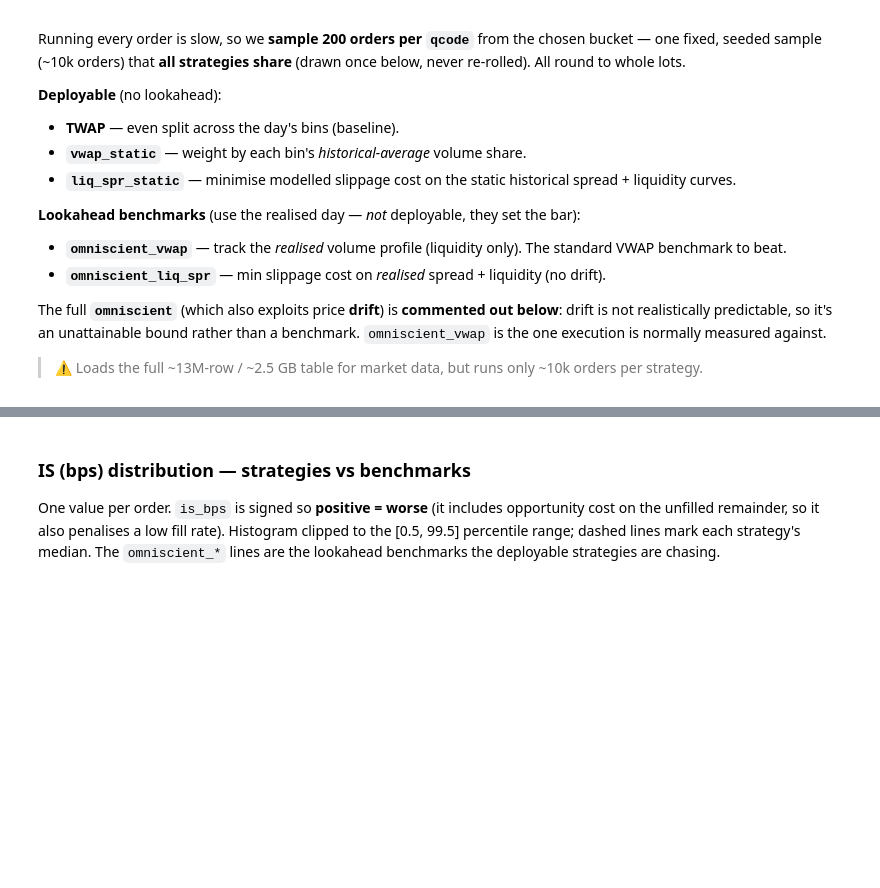
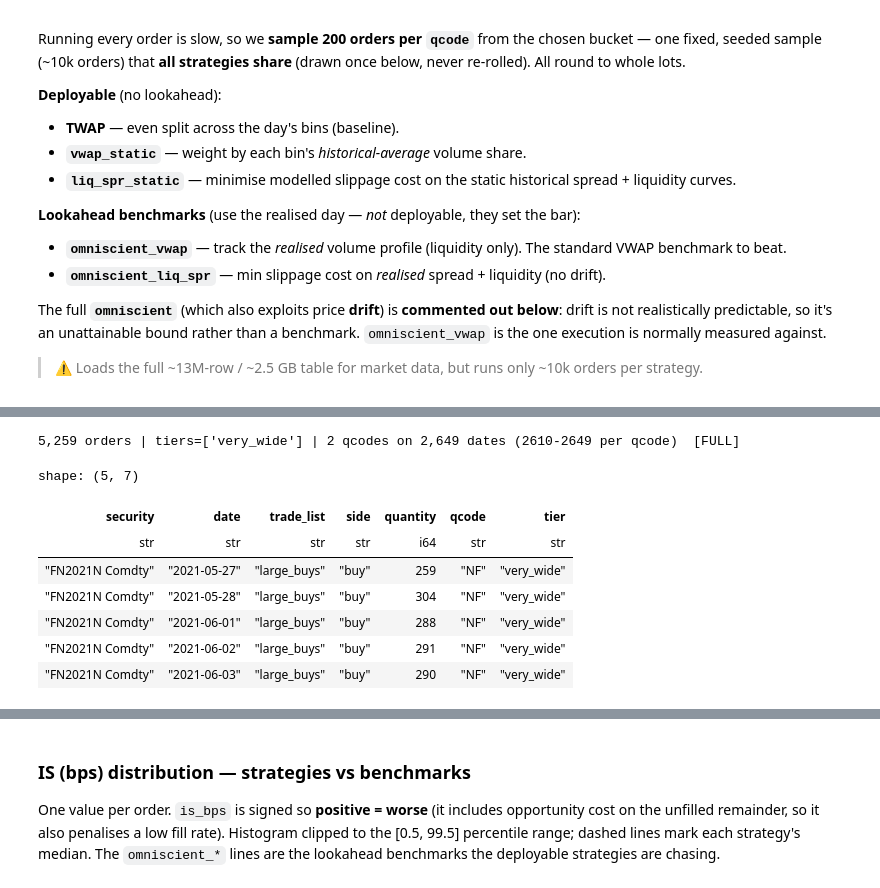
Before and after one commit to qe-internship-lwe/Individual-Project-2, a Jupyter notebook: trade_execution.ipynb, the cells around one changed output, grey strips where cells are left out. Drawn from its saved outputs; the diff is of its cells as text; code cells hidden in the pictures; blank space fills up the shorter version.

```diff
--- a/trade_execution.ipynb
+++ b/trade_execution.ipynb
@@ -291,0 +294,73 @@ f"curves for {len(curves):,} securities"
+# %%
+# --- Spread-tier grouping: each qcode -> exactly one tier (by typical mean spread,
+#     ticks). Tiers from the contract table; HN (FTSE China A50) isn't in that
+#     table, so it's placed in "moderate" by inference -- move it if you disagree.
+SPREAD_TIERS = {
+    "pinned":    ["ES","C-","BF","GM","GH","FV","TY","TM","US","UG","TU","SB","PI"],
+    #            S&P, Corn, Bund, Bobl, Schatz, 5Y/10Y/Ultra10Y/30Y/UltraBond/2Y Tsy, Sugar#11, ASX SPI   (1.0-1.1)
+    "tight":     ["TT","S-","W-","CL","CB","IL","IE","SI","HG","SM","GC","NG","LF","SV","GX","OX","DF","FX"],
+    #            TOPIX, Soybeans, SRW Wheat, WTI, Brent, OAT, BTP, Silver, Copper, Soymeal, Gold,
+    #            HenryHub, Gasoil, MSCI Sing, Buxl, OMX, DAX, EuroStoxx                              (1.2-1.5)
+    "moderate":  ["LC","LH","FC","BO","KW","NN","KC","AZ","LQ","CC","LW","LO","PL","HN"],
+    #            Live/Lean/Feeder cattle, Soyoil, KC wheat, Nasdaq, Coffee C, AEX, Robusta,
+    #            Cocoa(US), White Sugar, London Cocoa#7, Platinum, (HN A50: inferred)               (1.7-4)
+    "wide":      ["PA","RB","HO"],            # Palladium, Gasoline, Heating Oil                     (5-10)
+    "very_wide": ["NM","NF"],                 # TTF gas, NBP gas                                    (10+)
+}
+QCODE_TIER = {q: t for t, qs in SPREAD_TIERS.items() for q in qs}
+
+# --- Pick which tiers to include (a set; >= 1). e.g. {"pinned"} or {"wide","very_wide"} ---
+INCLUDE_TIERS = {
+    # "pinned",
+    # "tight",
+    # "moderate",
+    # "wide",
+    "very_wide",
+}
+
+# --- MAX_DATES: None = every order in the trade list for the selected tiers (full).
+#     An int = shared-date sample of that many dates (fast iteration): the dates on
+#     which every included qcode has an order, one order per (qcode, date). ---
+MAX_DATES = None
+SEED = 42
+
+sec_to_qcode = full_bins.select("security", "qcode").unique()
+_tier = pl.DataFrame({"qcode": list(QCODE_TIER), "tier": list(QCODE_TIER.values())})
+_pool = (trade_list
+         .filter(pl.col("trade_list") == BUCKET)
+         .join(sec_to_qcode, on="security", how="left")
+         .join(_tier, on="qcode", how="left")
+         .filter(pl.col("qcode").is_not_null() & pl.col("tier").is_in(list(INCLUDE_TIERS))))
+
+if MAX_DATES is None:
+    sample_orders = _pool
+else:
+    # dates on which EVERY included qcode has an order in this bucket
+    n_q = _pool["qcode"].n_unique()
+    common_dates = (_pool.group_by("date")
+                    .agg(pl.col("qcode").n_unique().alias("nq"))
+                    .filter(pl.col("nq") == n_q)
+                    .get_column("date"))
+    chosen = common_dates.sample(n=min(MAX_DATES, common_dates.len()), shuffle=True, seed=SEED).to_list()
+    # one order per (qcode, date): the largest-quantity contract (liquid front month)
+    sample_orders = (_pool
+                     .filter(pl.col("date").is_in(chosen))
+                     .sort(["qcode", "date", "quantity", "security"], descending=[False, False, True, False])
+                     .unique(subset=["qcode", "date"], keep="first", maintain_order=True))
+
+_per = sample_orders.group_by("qcode").len()["len"]
+print(f"{sample_orders.height:,} orders | tiers={sorted(INCLUDE_TIERS)} | "
+      f"{sample_orders['qcode'].n_unique()} qcodes on {sample_orders['date'].n_unique():,} dates "
+      f"({_per.min()}-{_per.max()} per qcode)"
+      f"{'  [FULL]' if MAX_DATES is None else f'  [{MAX_DATES}-date sample]'}")
+sample_orders.head()
+# %% [output]
+5,259 orders | tiers=['very_wide'] | 2 qcodes on 2,649 dates (2610-2649 per qcode)  [FULL]
+shape: (5, 7)
+| security | date | trade_list | side | quantity | qcode | tier |
+| str | str | str | str | i64 | str | str |
+| "FN2021N Comdty" | "2021-05-27" | "large_buys" | "buy" | 259 | "NF" | "very_wide" |
+| "FN2021N Comdty" | "2021-05-28" | "large_buys" | "buy" | 304 | "NF" | "very_wide" |
+| "FN2021N Comdty" | "2021-06-01" | "large_buys" | "buy" | 288 | "NF" | "very_wide" |
+| "FN2021N Comdty" | "2021-06-02" | "large_buys" | "buy" | 291 | "NF" | "very_wide" |
+| "FN2021N Comdty" | "2021-06-03" | "large_buys" | "buy" | 290 | "NF" | "very_wide" |
```
Also changed, not shown: parts of 24 cells of this notebook, 3 other files.
